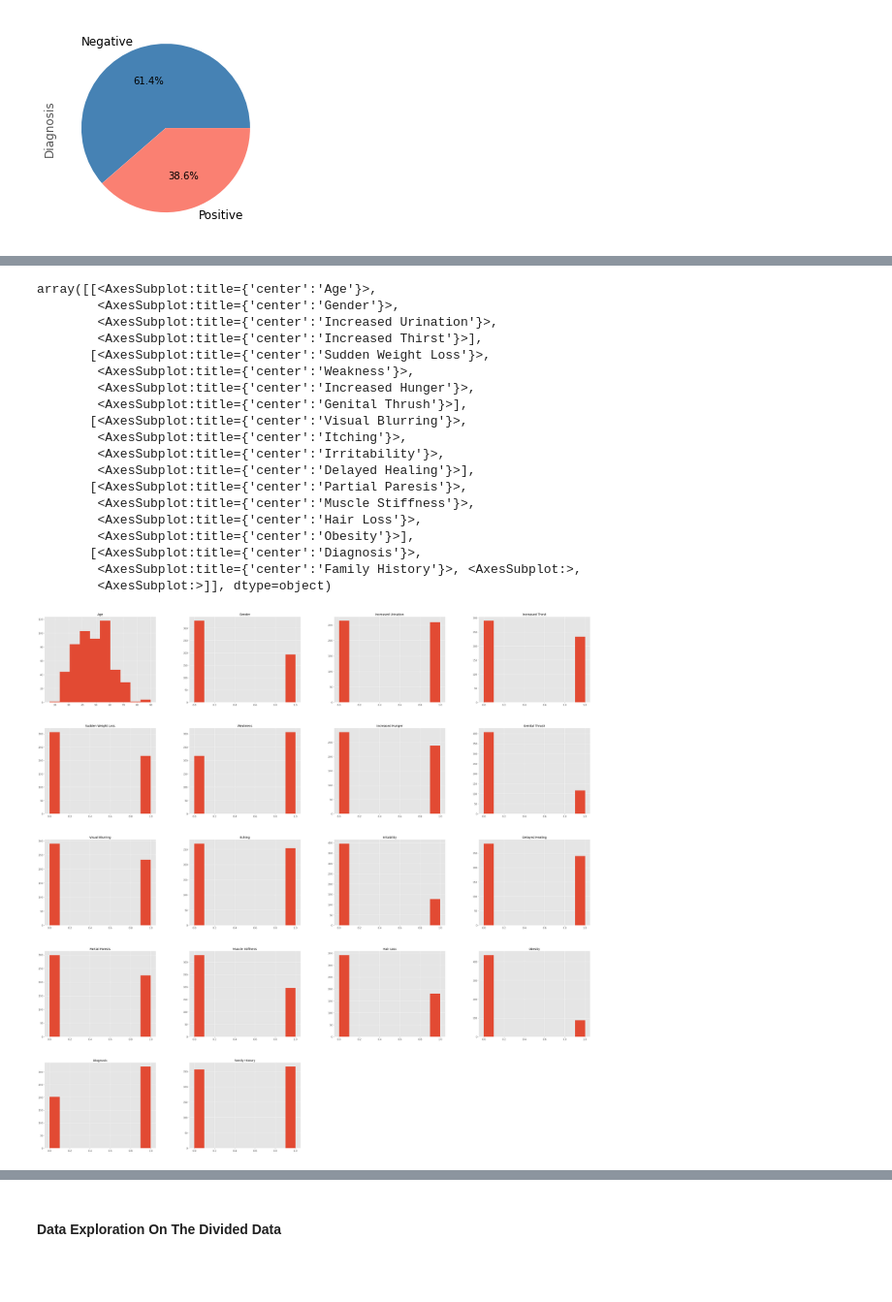
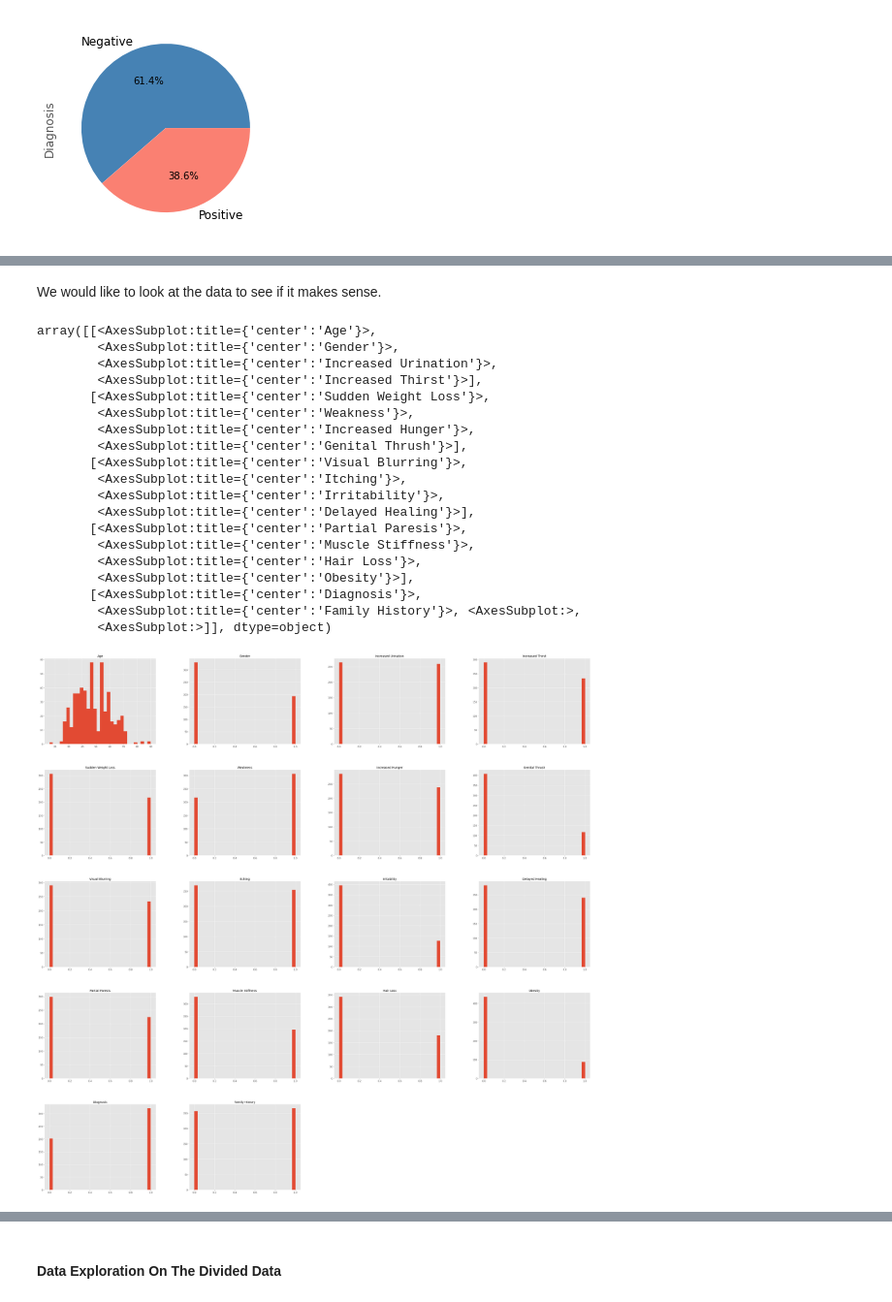
Before and after one commit to mlh-master/hw2_mlh-ofrirotem, a Jupyter notebook: HW2.ipynb, the cells around one changed output, grey strips where cells are left out. Shown at 97% size. Drawn from its saved outputs; the diff is of its cells as text; code cells hidden in the pictures; blank space fills up the shorter version.

```diff
--- a/HW2.ipynb
+++ b/HW2.ipynb
@@ -212,23 +200,25 @@ plt.show()
+# %% [markdown]
+We would like to look at the data to see if it makes sense.
 # %%
-dataset.hist(figsize=(48, 48))
+dataset.hist(bins= 30,figsize=(48, 48))
 # %% [output]
 array([[<AxesSubplot:title={'center':'Age'}>,
         <AxesSubplot:title={'center':'Gender'}>,
         <AxesSubplot:title={'center':'Increased Urination'}>,
         <AxesSubplot:title={'center':'Increased Thirst'}>],
        [<AxesSubplot:title={'center':'Sudden Weight Loss'}>,
         <AxesSubplot:title={'center':'Weakness'}>,
         <AxesSubplot:title={'center':'Increased Hunger'}>,
         <AxesSubplot:title={'center':'Genital Thrush'}>],
        [<AxesSubplot:title={'center':'Visual Blurring'}>,
         <AxesSubplot:title={'center':'Itching'}>,
         <AxesSubplot:title={'center':'Irritability'}>,
         <AxesSubplot:title={'center':'Delayed Healing'}>],
        [<AxesSubplot:title={'center':'Partial Paresis'}>,
         <AxesSubplot:title={'center':'Muscle Stiffness'}>,
         <AxesSubplot:title={'center':'Hair Loss'}>,
         <AxesSubplot:title={'center':'Obesity'}>],
        [<AxesSubplot:title={'center':'Diagnosis'}>,
         <AxesSubplot:title={'center':'Family History'}>, <AxesSubplot:>,
         <AxesSubplot:>]], dtype=object)
-[figure, old version]
+[figure, new version]
```
Also changed, not shown: parts of 98 cells of this notebook.
